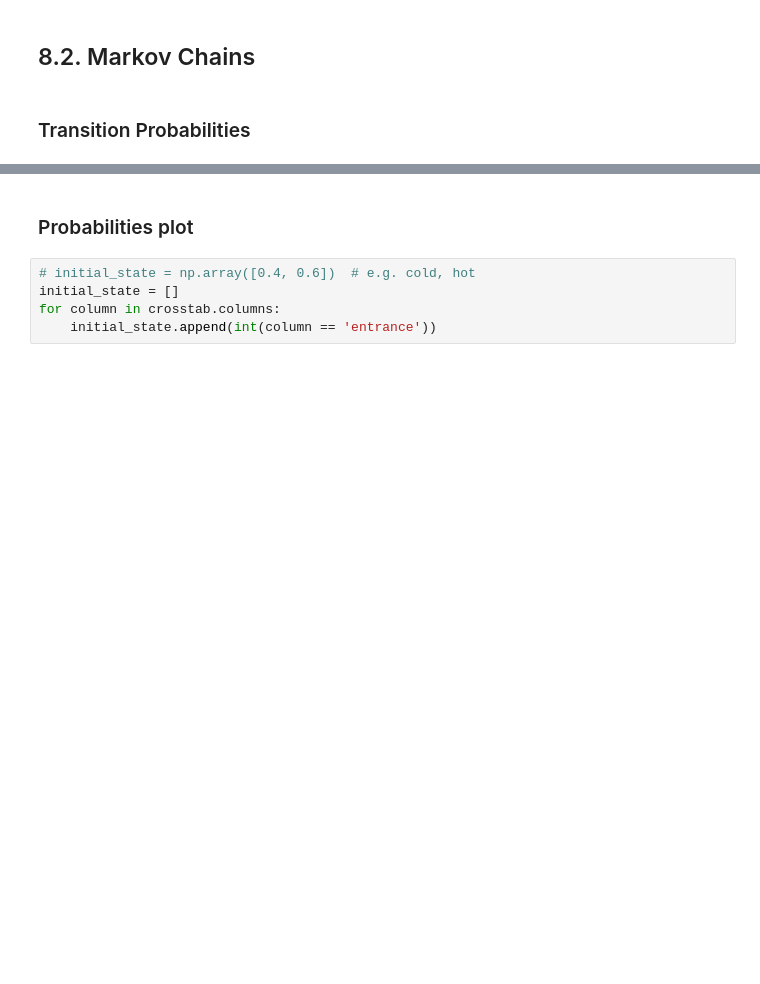
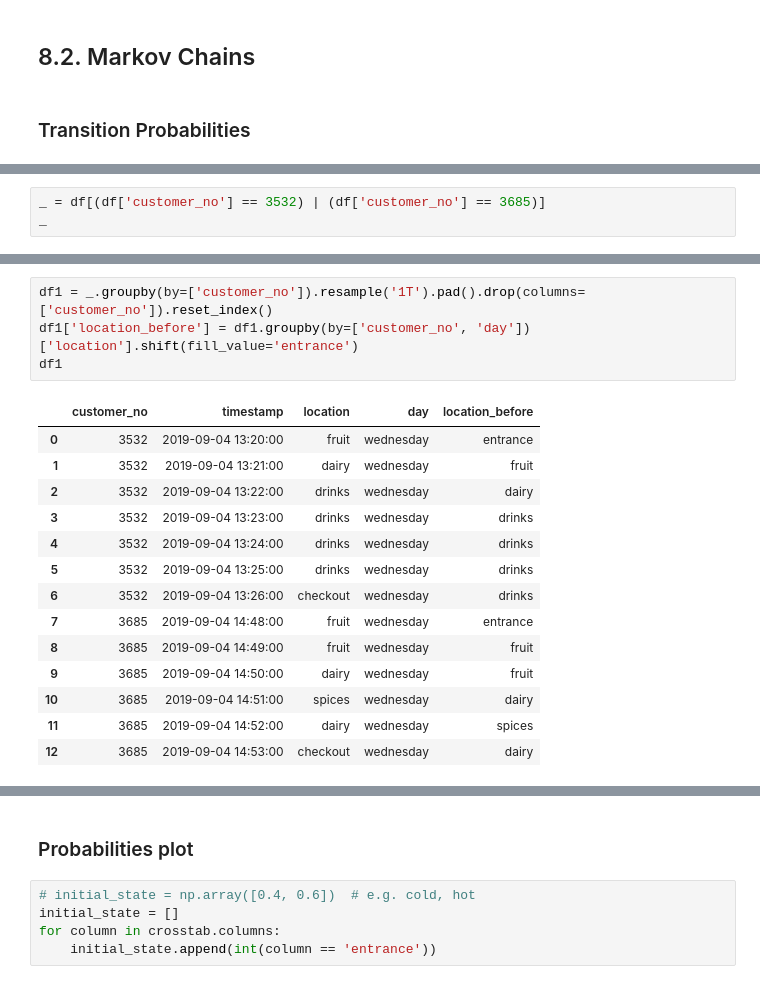
Before and after one commit to greentopsecret/random-forest-fennel-student-code, a Jupyter notebook: week_08/week8-project.ipynb, the cells around one changed output, grey strips where cells are left out. Saved outputs shown, nothing was run; the diff lists cells and outputs as text; blank space fills up the shorter version.

```diff
--- a/week_08/week8-project.ipynb
+++ b/week_08/week8-project.ipynb
@@ -237,0 +179,3 @@ Which is the most profitable section according to your data?
+# %%
+_ = df[(df['customer_no'] == 3532) | (df['customer_no'] == 3685)]
+_
@@ -237,0 +194,19 @@ Which is the most profitable section according to your data?
+# %%
+df1 = _.groupby(by=['customer_no']).resample('1T').pad().drop(columns=['customer_no']).reset_index()
+df1['location_before'] = df1.groupby(by=['customer_no', 'day'])['location'].shift(fill_value='entrance')
+df1
+# %% [output]
+|  | customer_no | timestamp | location | day | location_before |
+| 0 | 3532 | 2019-09-04 13:20:00 | fruit | wednesday | entrance |
+| 1 | 3532 | 2019-09-04 13:21:00 | dairy | wednesday | fruit |
+| 2 | 3532 | 2019-09-04 13:22:00 | drinks | wednesday | dairy |
+| 3 | 3532 | 2019-09-04 13:23:00 | drinks | wednesday | drinks |
+| 4 | 3532 | 2019-09-04 13:24:00 | drinks | wednesday | drinks |
+| 5 | 3532 | 2019-09-04 13:25:00 | drinks | wednesday | drinks |
+| 6 | 3532 | 2019-09-04 13:26:00 | checkout | wednesday | drinks |
+| 7 | 3685 | 2019-09-04 14:48:00 | fruit | wednesday | entrance |
+| 8 | 3685 | 2019-09-04 14:49:00 | fruit | wednesday | fruit |
+| 9 | 3685 | 2019-09-04 14:50:00 | dairy | wednesday | fruit |
+| 10 | 3685 | 2019-09-04 14:51:00 | spices | wednesday | dairy |
+| 11 | 3685 | 2019-09-04 14:52:00 | dairy | wednesday | spices |
+| 12 | 3685 | 2019-09-04 14:53:00 | checkout | wednesday | dairy |
```
Also changed, not shown: parts of 46 cells of this notebook.
